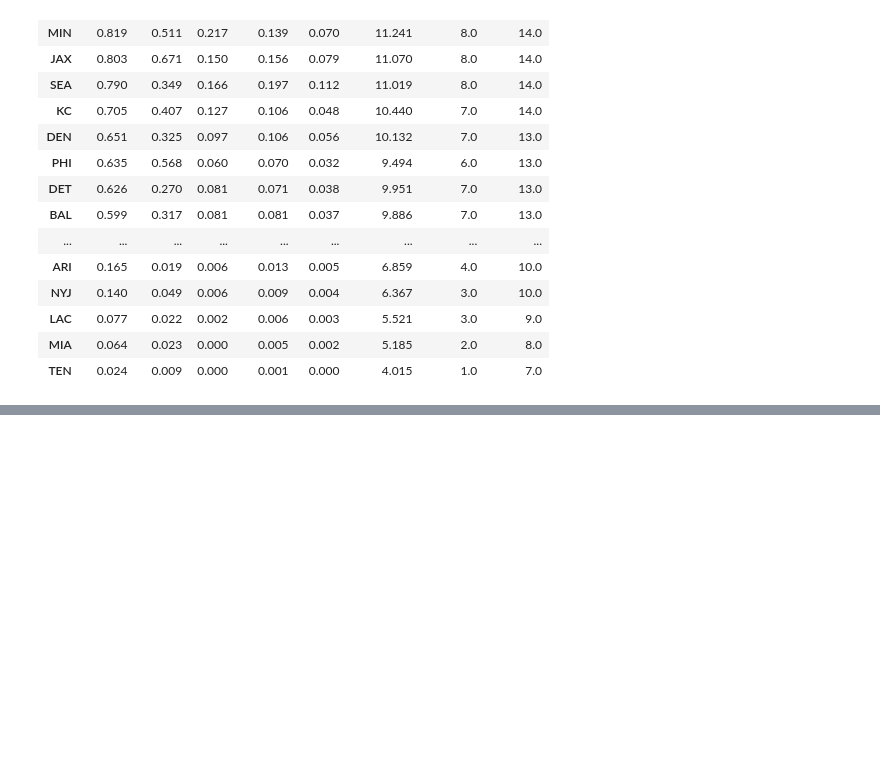
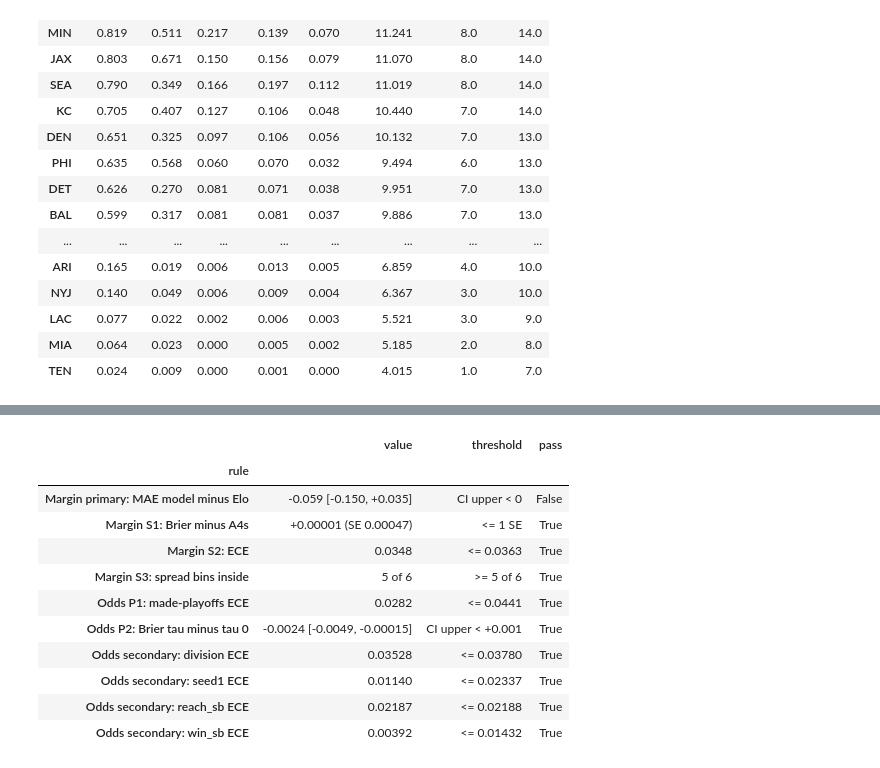
Before and after one commit to walk-the-program/NFLELO, a Jupyter notebook: notebooks/04_margin_and_playoff_odds.ipynb, the cells around one changed output, grey strips where cells are left out. Saved outputs shown, nothing was run; the diff lists cells and outputs as text; code cells hidden in the pictures; blank space fills up the shorter version.

```diff
--- a/notebooks/04_margin_and_playoff_odds.ipynb
+++ b/notebooks/04_margin_and_playoff_odds.ipynb
@@ -295,0 +300,20 @@ as of 2026-10-04 13:30 EDT; 222 games left
+# %%
+from nflelo.ml import registry
+runs = {r["name"]: r for r in registry.load_runs() if r.get("signoff") == "m4_signoff" and r.get("holdout")}
+assert set(runs) == {"m4_signoff_margin", "m4_signoff_playoff_odds"}, sorted(runs)
+mg, po = runs["m4_signoff_margin"]["result"], runs["m4_signoff_playoff_odds"]["result"]
+rules = runs["m4_signoff_margin"]["rules"]
+ks, pm = mg["shapes"]["keynum"], po["metrics"]
+table = pd.DataFrame([
+    ("Margin primary: MAE model minus Elo", f"{mg['mae']['model_minus_elo']['diff']:+.3f} [{mg['mae']['model_minus_elo']['ci_low']:+.3f}, {mg['mae']['model_minus_elo']['ci_high']:+.3f}]", "CI upper < 0", rules["margin_primary_mae_beats_elo"]),
+    ("Margin S1: Brier minus A4s", f"{ks['minus_A4s_brier']['diff']:+.5f} (SE {ks['minus_A4s_brier']['boot_se']:.5f})", "<= 1 SE", rules["margin_s1_brier_within_1se_of_A4s"]),
+    ("Margin S2: ECE", f"{ks['ece']:.4f}", f"<= {ks['ece_null']['p95']:.4f}", rules["margin_s2_ece_at_or_below_p95"]),
+    ("Margin S3: spread bins inside", rules["margin_s3_cover_bins_inside"], ">= 5 of 6", rules["margin_s3_pass"]),
+    ("Odds P1: made-playoffs ECE", f"{pm['playoffs']['ece']:.4f}", f"<= {pm['playoffs']['ece_null']['p95']:.4f}", rules["odds_p1_playoffs_ece_at_or_below_p95"]),
+    ("Odds P2: Brier tau minus tau 0", f"{pm['playoffs']['diff']['diff']:+.4f} [{pm['playoffs']['diff']['ci_low']:+.4f}, {pm['playoffs']['diff']['ci_high']:+.5f}]", "CI upper < +0.001", rules["odds_p2_brier_not_worse_than_tau0"]),
+] + [(f"Odds secondary: {k} ECE", f"{pm[k]['ece']:.5f}", f"<= {pm[k]['ece_null']['p95']:.5f}", rules["odds_secondary_ece_at_or_below_p95"][k])
+     for k in ("division", "seed1", "reach_sb", "win_sb")], columns=["rule", "value", "threshold", "pass"]).set_index("rule")
+print(f"Margin model: {'PASS' if rules['margin_primary_pass'] else 'FAIL'}.  Playoff odds: {'PASS' if rules['odds_primary_pass'] else 'FAIL'}.")
+print(f"Logged: {runs['m4_signoff_margin']['timestamp']}, commit {runs['m4_signoff_margin']['git']['sha'][:7]}, dirty {runs['m4_signoff_margin']['git']['dirty']}")
+table
+# %% [output]
@@ -295,0 +322,12 @@ as of 2026-10-04 13:30 EDT; 222 games left
+|  | value | threshold | pass |
+| rule |  |  |  |
+| Margin primary: MAE model minus Elo | -0.059 [-0.150, +0.035] | CI upper < 0 | False |
+| Margin S1: Brier minus A4s | +0.00001 (SE 0.00047) | <= 1 SE | True |
+| Margin S2: ECE | 0.0348 | <= 0.0363 | True |
+| Margin S3: spread bins inside | 5 of 6 | >= 5 of 6 | True |
+| Odds P1: made-playoffs ECE | 0.0282 | <= 0.0441 | True |
+| Odds P2: Brier tau minus tau 0 | -0.0024 [-0.0049, -0.00015] | CI upper < +0.001 | True |
+| Odds secondary: division ECE | 0.03528 | <= 0.03780 | True |
+| Odds secondary: seed1 ECE | 0.01140 | <= 0.02337 | True |
+| Odds secondary: reach_sb ECE | 0.02187 | <= 0.02188 | True |
+| Odds secondary: win_sb ECE | 0.00392 | <= 0.01432 | True |
```
Also changed, not shown: parts of 5 cells of this notebook, 4 other files.
